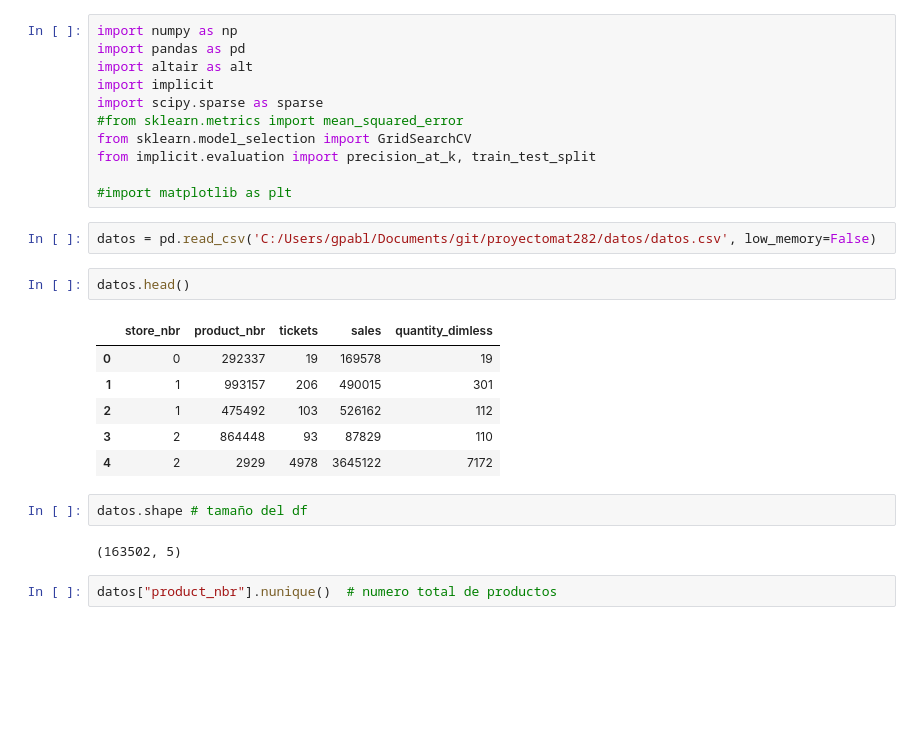
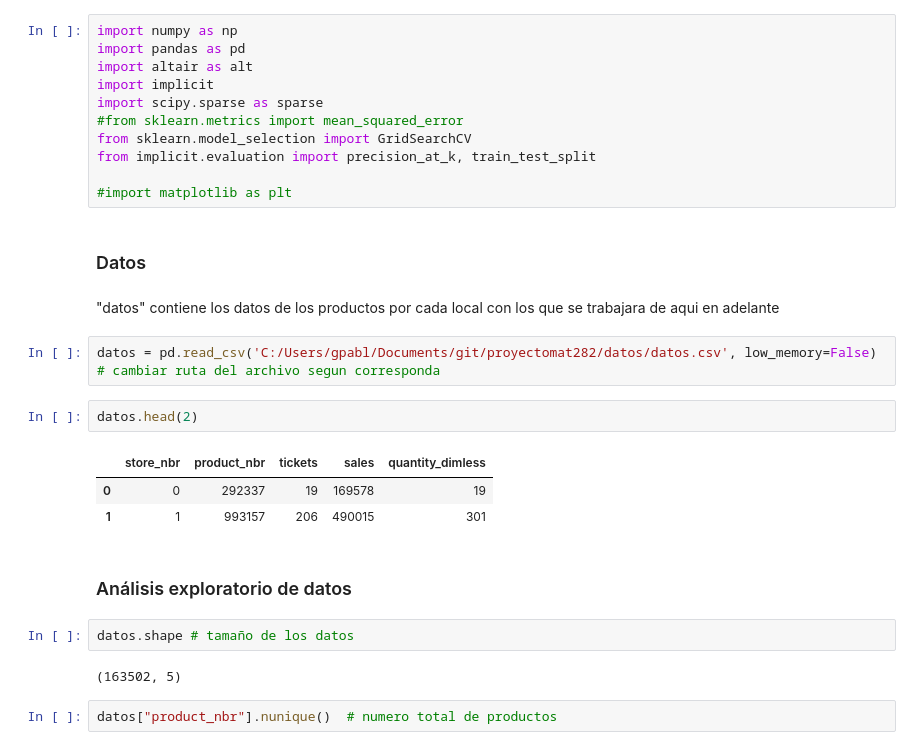
Before and after one commit to fagonzalezosorio/proyectomat282, a Jupyter notebook: Codigos/proyecto.ipynb, the cells around one changed output. Drawn from its saved outputs; the diff is of its cells as text; blank space fills up the shorter version.

```diff
--- a/Codigos/proyecto.ipynb
+++ b/Codigos/proyecto.ipynb
@@ -9,19 +15,22 @@ from sklearn.model_selection import GridSearchCV
 from implicit.evaluation import precision_at_k, train_test_split
 
 #import matplotlib as plt
+# %% [markdown]
+### Datos
+# %% [markdown]
+"datos" contiene los datos de los productos por cada local con los que se trabajara de aqui en adelante
 # %%
-datos = pd.read_csv('C:/Users/gpabl/Documents/git/proyectomat282/datos/datos.csv', low_memory=False)
+datos = pd.read_csv('C:/Users/gpabl/Documents/git/proyectomat282/datos/datos.csv', low_memory=False) # cambiar ruta del archivo segun corresponda
 # %%
-datos.head()
+datos.head(2)
 # %% [output]
 |  | store_nbr | product_nbr | tickets | sales | quantity_dimless |
 | 0 | 0 | 292337 | 19 | 169578 | 19 |
 | 1 | 1 | 993157 | 206 | 490015 | 301 |
-| 2 | 1 | 475492 | 103 | 526162 | 112 |
-| 3 | 2 | 864448 | 93 | 87829 | 110 |
-| 4 | 2 | 2929 | 4978 | 3645122 | 7172 |
+# %% [markdown]
+### Análisis exploratorio de datos
 # %%
-datos.shape # tamaño del df
+datos.shape # tamaño de los datos
 # %% [output]
 (163502, 5)
 # %%
```
Also changed, not shown: parts of 20 cells of this notebook.
